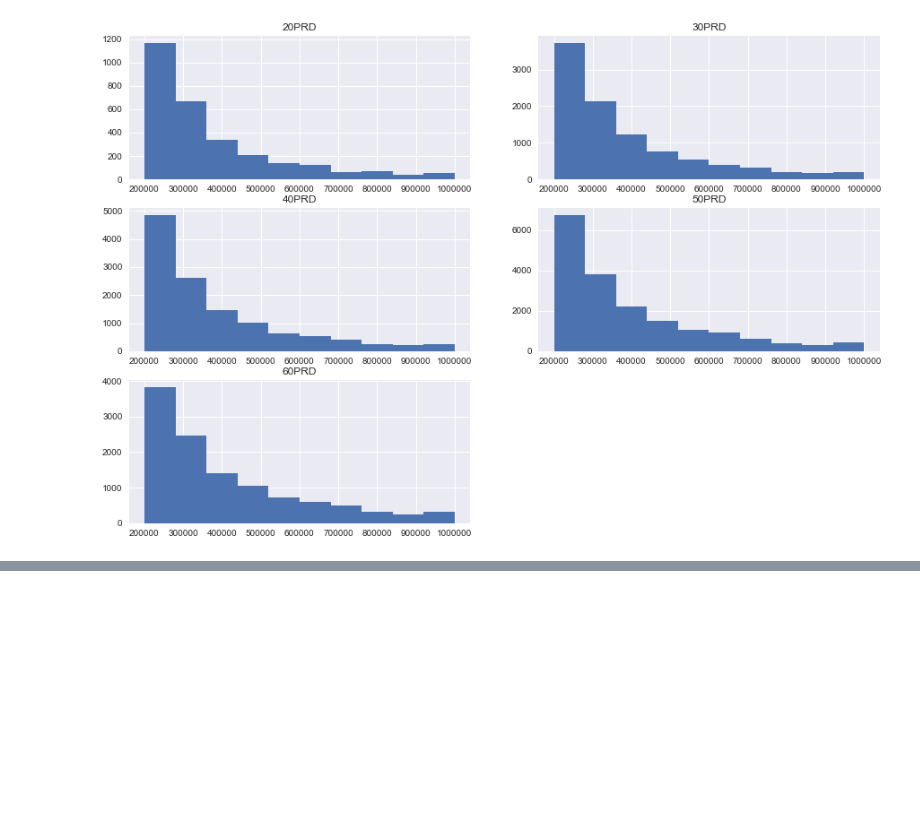
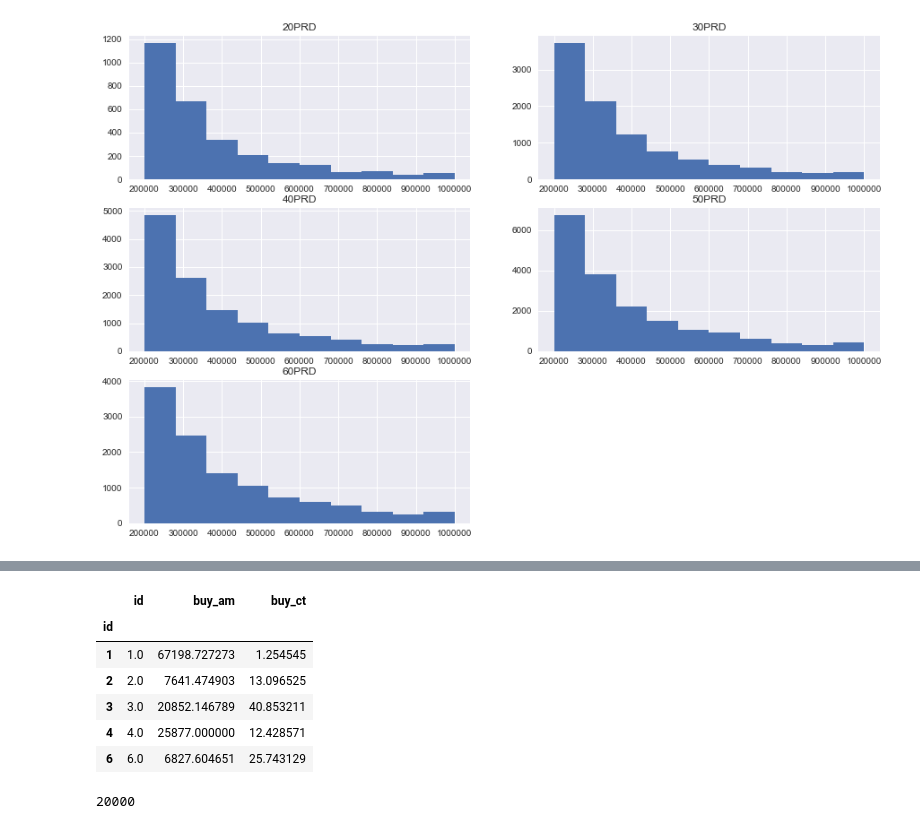
Before and after one commit to kkalla/BicPicture, a Jupyter notebook: buy_am.ipynb, the cells around one changed output, grey strips where cells are left out. Cells and saved outputs as stored; diff of their text form; code cells hidden in the pictures; blank space fills up the shorter version.

```diff
--- a/buy_am.ipynb
+++ b/buy_am.ipynb
@@ -100,0 +129,15 @@ plt.show()
+# %%
+sub2 = sub[['id','buy_am','buy_ct']].groupby('id').apply(np.mean)
+sub2.head()
+# %% [output]
+|  | id | buy_am | buy_ct |
+| id |  |  |  |
+| 1 | 1.0 | 67198.727273 | 1.254545 |
+| 2 | 2.0 | 7641.474903 | 13.096525 |
+| 3 | 3.0 | 20852.146789 | 40.853211 |
+| 4 | 4.0 | 25877.000000 | 12.428571 |
+| 6 | 6.0 | 6827.604651 | 25.743129 |
+# %%
+max(sub.id)
+# %% [output]
+20000
```
Also changed, not shown: parts of 1 cell of this notebook, 2 other files.
